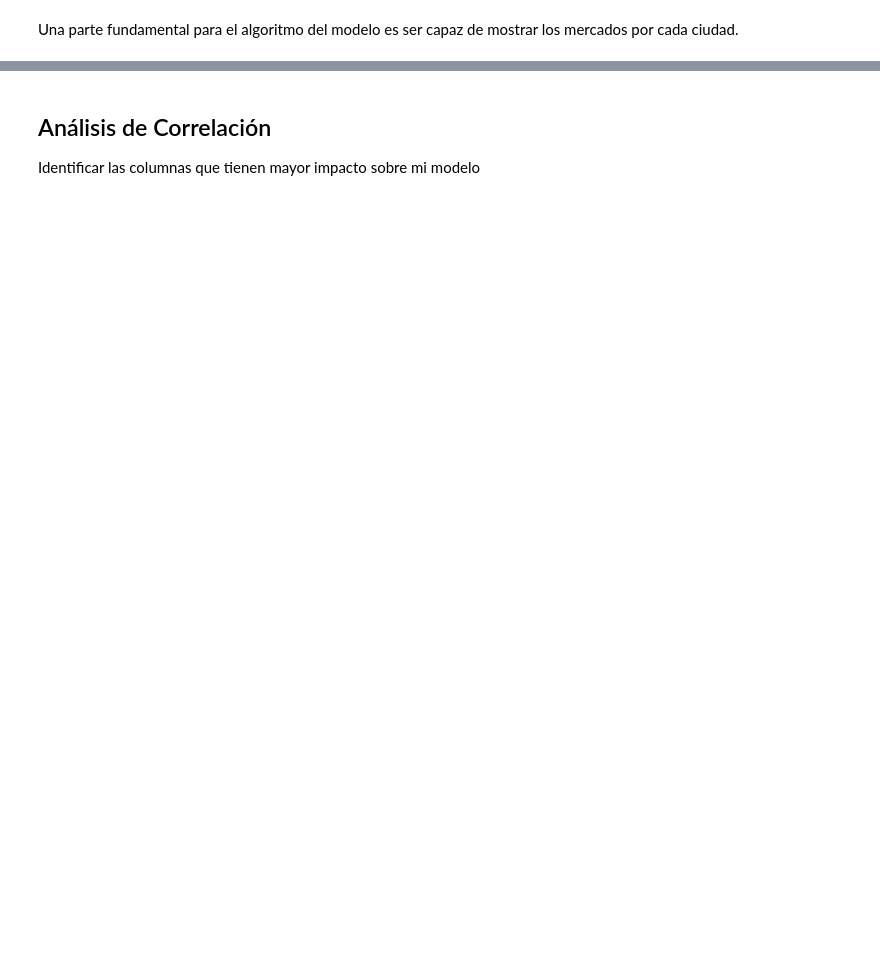
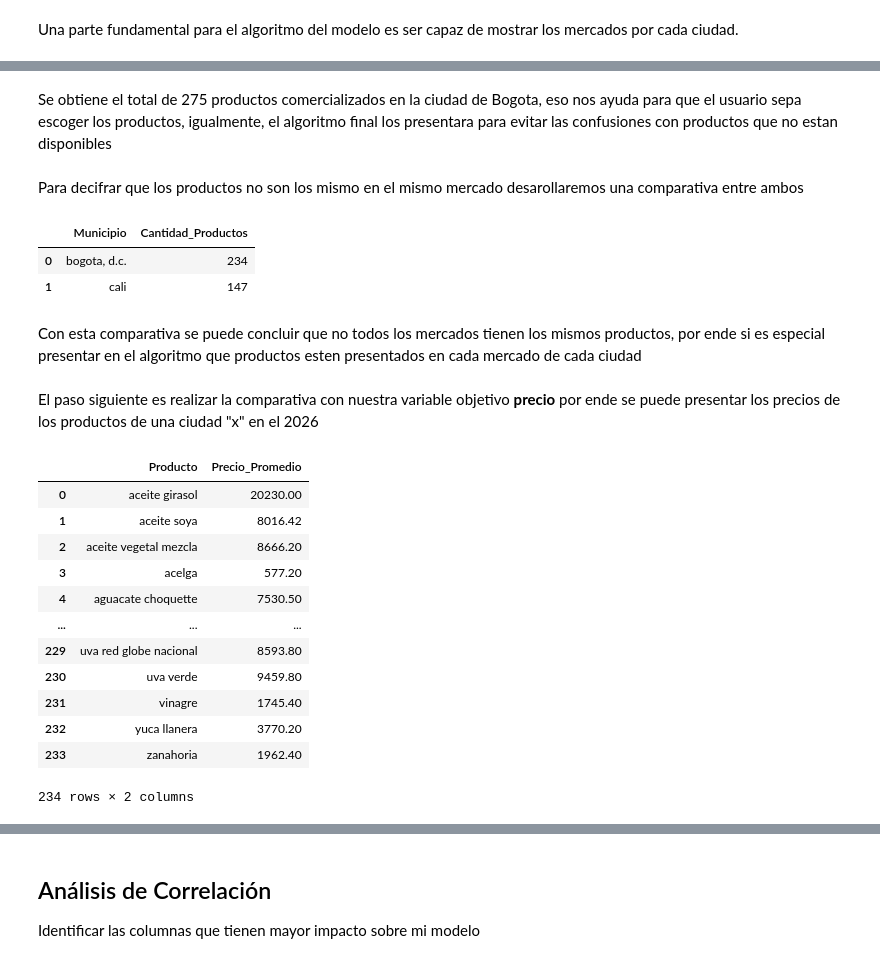
Before and after one commit to daniel-barona/proyecto_ciencia_datos, a Jupyter notebook: src/03_EDA.ipynb, the cells around one changed output, grey strips where cells are left out. Cells and saved outputs as stored; diff of their text form; code cells hidden in the pictures; blank space fills up the shorter version.

```diff
--- a/src/03_EDA.ipynb
+++ b/src/03_EDA.ipynb
@@ -387,0 +438,4 @@ array(['bogota, d.c., frigorifico ble ltda',
+# %% [markdown]
+Se obtiene el total de 275 productos comercializados en la ciudad de Bogota, eso nos ayuda para que el usuario sepa escoger los productos, igualmente, el algoritmo final los presentara para evitar las confusiones con productos que no estan disponibles
+# %% [markdown]
+Para decifrar que los productos no son los mismo en el mismo mercado desarollaremos una comparativa entre ambos
@@ -387,0 +445,49 @@ array(['bogota, d.c., frigorifico ble ltda',
+# %%
+comparacionCiudades = (
+    df[
+        (df["Fecha"].dt.year == 2026) &
+        (df["Municipio"].isin([ciudadA, ciudadB]))
+    ]
+    .groupby('Municipio')['Producto']
+    .nunique()
+    .reset_index(name='Cantidad_Productos')
+)
+comparacionCiudades
+# %% [output]
+|  | Municipio | Cantidad_Productos |
+| 0 | bogota, d.c. | 234 |
+| 1 | cali | 147 |
+# %% [markdown]
+Con esta comparativa se puede concluir que no todos los mercados tienen los mismos productos, por ende si es especial presentar en el algoritmo que productos esten presentados en cada mercado de cada ciudad
+# %% [markdown]
+El paso siguiente es realizar la comparativa con nuestra variable objetivo **precio** por ende se puede presentar los precios de los productos de una ciudad "x" en el 2026
+# %%
+precios_productos = (
+    df[
+        (df["Municipio"] == ciudad) &
+        (df["Fecha"].dt.year == 2026)
+    ]
+    .groupby("Producto")
+    .agg(
+        Precio_Promedio=("Precio promedio por kilogramo*", "mean")
+    )
+    .round(2)
+    .reset_index()
+    .sort_values("Producto")
+)
+
+precios_productos
+# %% [output]
+|  | Producto | Precio_Promedio |
+| 0 | aceite girasol | 20230.00 |
+| 1 | aceite soya | 8016.42 |
+| 2 | aceite vegetal mezcla | 8666.20 |
+| 3 | acelga | 577.20 |
+| 4 | aguacate choquette | 7530.50 |
+| ... | ... | ... |
+| 229 | uva red globe nacional | 8593.80 |
+| 230 | uva verde | 9459.80 |
+| 231 | vinagre | 1745.40 |
+| 232 | yuca llanera | 3770.20 |
+| 233 | zanahoria | 1962.40 |
+234 rows × 2 columns
```
Also changed, not shown: parts of 22 cells of this notebook.
